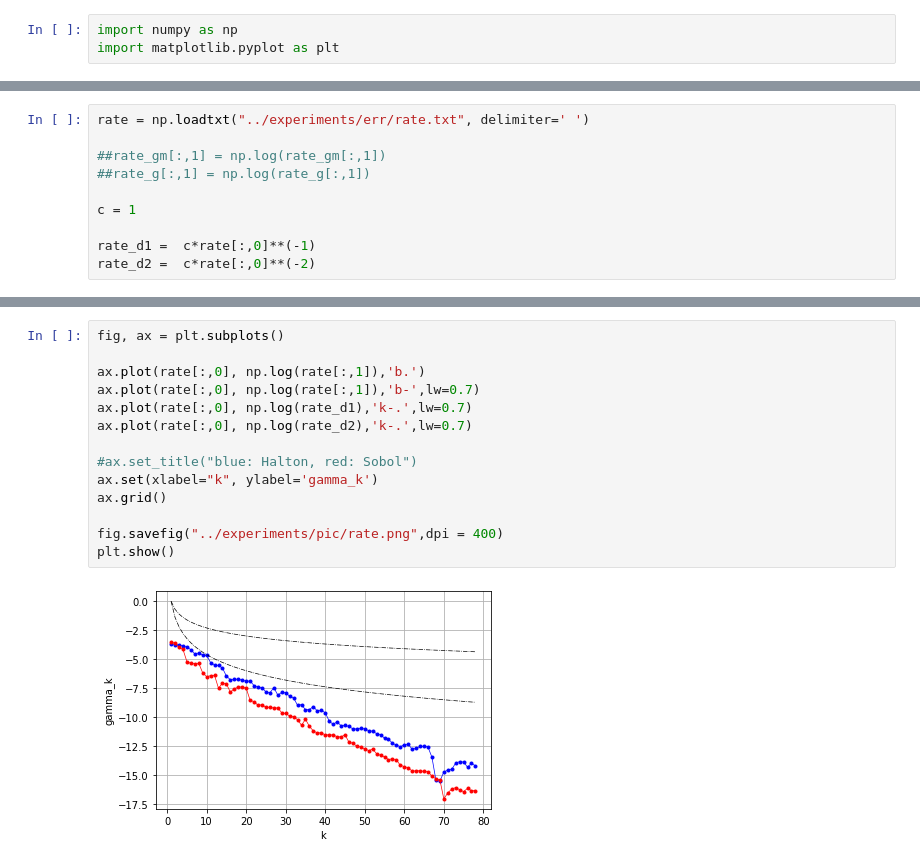
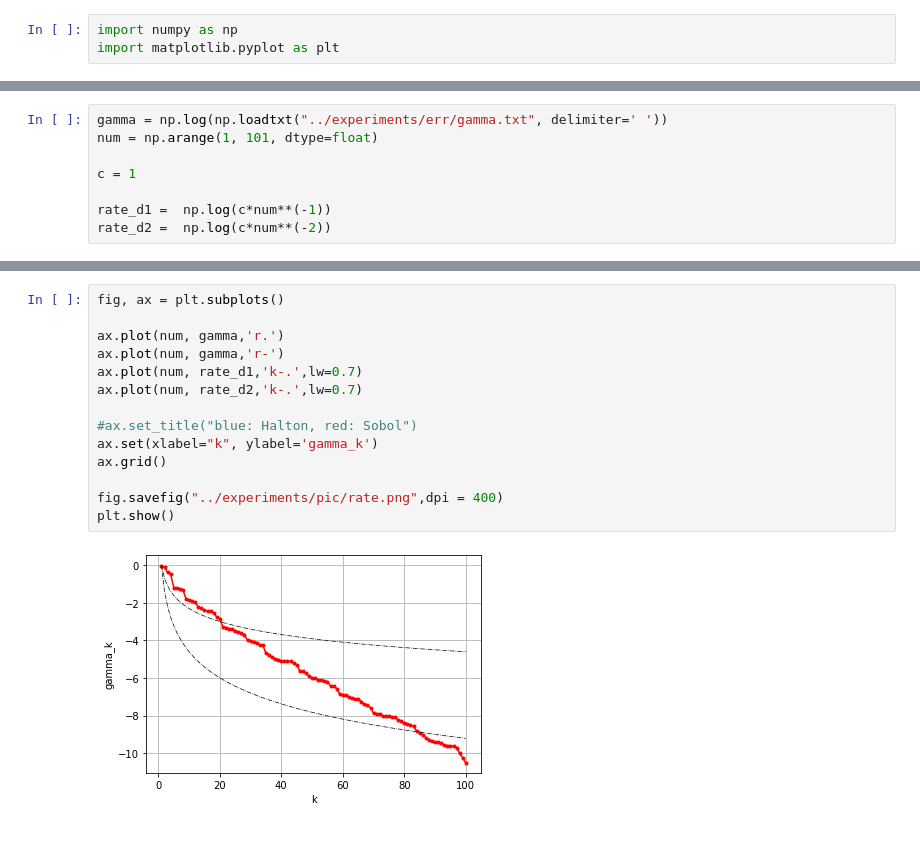
Before and after one commit to vkarnaev/random_domain_elasticity, a Jupyter notebook: utils/plotGraph.ipynb, the cells around one changed output, grey strips where cells are left out. Cells and saved outputs as stored; diff of their text form.

Commit message:
new eig new rate new points new me

```diff
--- a/utils/plotGraph.ipynb
+++ b/utils/plotGraph.ipynb
@@ -30,10 +32,8 @@ plt.show()
 # %%
-rate = np.loadtxt("../experiments/err/rate.txt", delimiter=' ')
-
-##rate_gm[:,1] = np.log(rate_gm[:,1])
-##rate_g[:,1] = np.log(rate_g[:,1])
+gamma = np.log(np.loadtxt("../experiments/err/gamma.txt", delimiter=' '))
+num = np.arange(1, 101, dtype=float)
 
 c = 1
 
-rate_d1 =  c*rate[:,0]**(-1)
-rate_d2 =  c*rate[:,0]**(-2)
+rate_d1 =  np.log(c*num**(-1))
+rate_d2 =  np.log(c*num**(-2))
@@ -42,16 +40,16 @@ SyntaxError: invalid syntax (<ipython-input-10-2b79d07da305>, line 8)
 # %%
 fig, ax = plt.subplots()
 
-ax.plot(rate[:,0], np.log(rate[:,1]),'b.')
-ax.plot(rate[:,0], np.log(rate[:,1]),'b-',lw=0.7)
-ax.plot(rate[:,0], np.log(rate_d1),'k-.',lw=0.7)
-ax.plot(rate[:,0], np.log(rate_d2),'k-.',lw=0.7)
+ax.plot(num, gamma,'r.')
+ax.plot(num, gamma,'r-')
+ax.plot(num, rate_d1,'k-.',lw=0.7)
+ax.plot(num, rate_d2,'k-.',lw=0.7)
 
 #ax.set_title("blue: Halton, red: Sobol")
 ax.set(xlabel="k", ylabel='gamma_k')
 ax.grid()
 
 fig.savefig("../experiments/pic/rate.png",dpi = 400)
 plt.show()
 # %% [output]
-[figure, old version]
+[figure, new version]
```
Also changed, not shown: parts of 4 cells of this notebook, 54 other files.
